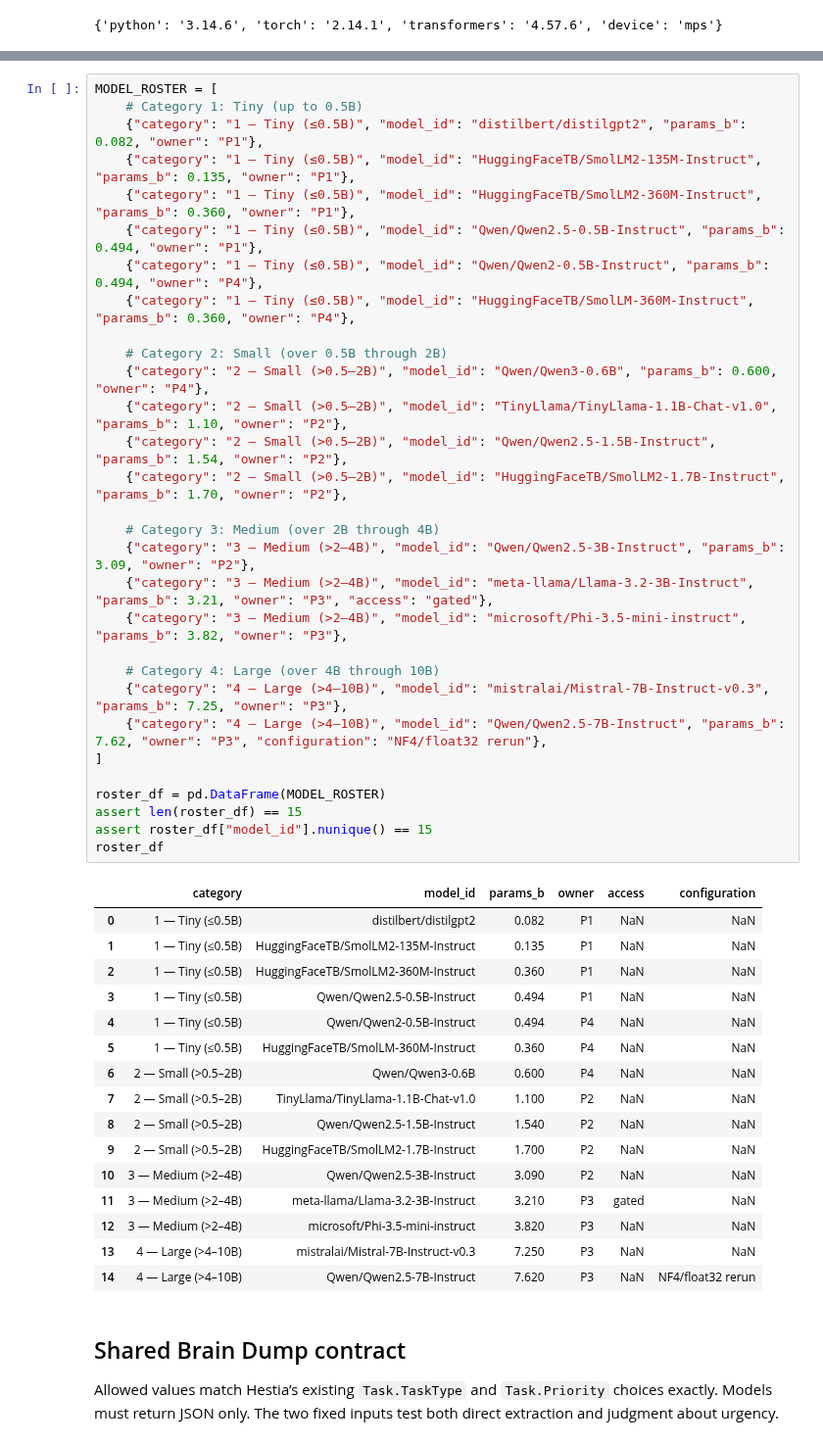
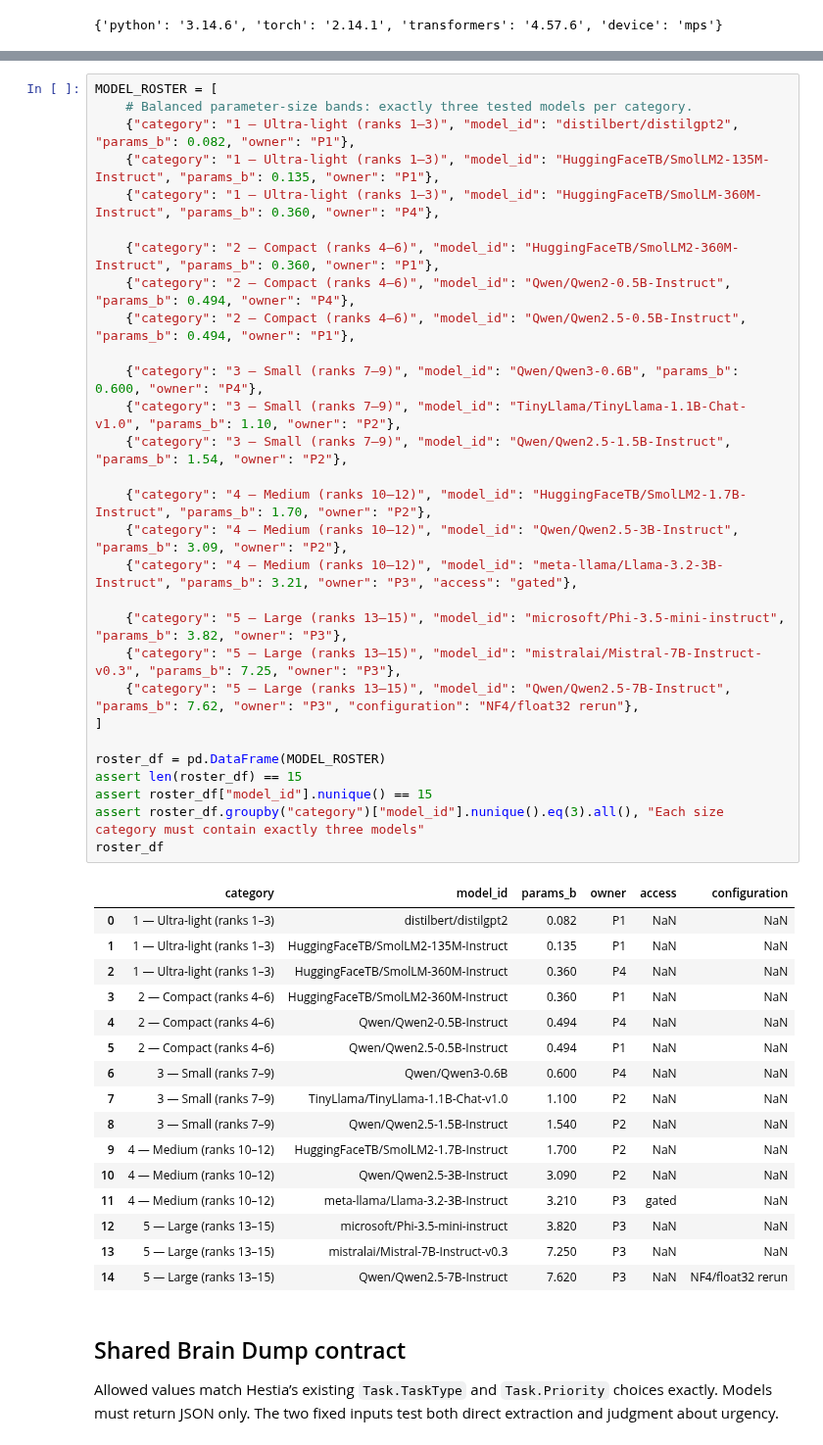
Before and after one commit to HestiaaAI/12_HestiaaAI, a Jupyter notebook: llm-test/ai_prototype.ipynb, the cells around one changed output, grey strips where cells are left out. Shown at 98% size. Cells and saved outputs as stored; diff of their text form.

```diff
--- a/llm-test/ai_prototype.ipynb
+++ b/llm-test/ai_prototype.ipynb
@@ -95,50 +95,49 @@ The table below records the **models that were actually benchmarked** by the tea
 # %%
 MODEL_ROSTER = [
-    # Category 1: Tiny (up to 0.5B)
-    {"category": "1 — Tiny (≤0.5B)", "model_id": "distilbert/distilgpt2", "params_b": 0.082, "owner": "P1"},
-    {"category": "1 — Tiny (≤0.5B)", "model_id": "HuggingFaceTB/SmolLM2-135M-Instruct", "params_b": 0.135, "owner": "P1"},
-    {"category": "1 — Tiny (≤0.5B)", "model_id": "HuggingFaceTB/SmolLM2-360M-Instruct", "params_b": 0.360, "owner": "P1"},
-    {"category": "1 — Tiny (≤0.5B)", "model_id": "Qwen/Qwen2.5-0.5B-Instruct", "params_b": 0.494, "owner": "P1"},
-    {"category": "1 — Tiny (≤0.5B)", "model_id": "Qwen/Qwen2-0.5B-Instruct", "params_b": 0.494, "owner": "P4"},
-    {"category": "1 — Tiny (≤0.5B)", "model_id": "HuggingFaceTB/SmolLM-360M-Instruct", "params_b": 0.360, "owner": "P4"},
+    # Balanced parameter-size bands: exactly three tested models per category.
+    {"category": "1 — Ultra-light (ranks 1–3)", "model_id": "distilbert/distilgpt2", "params_b": 0.082, "owner": "P1"},
+    {"category": "1 — Ultra-light (ranks 1–3)", "model_id": "HuggingFaceTB/SmolLM2-135M-Instruct", "params_b": 0.135, "owner": "P1"},
+    {"category": "1 — Ultra-light (ranks 1–3)", "model_id": "HuggingFaceTB/SmolLM-360M-Instruct", "params_b": 0.360, "owner": "P4"},
 
-    # Category 2: Small (over 0.5B through 2B)
-    {"category": "2 — Small (>0.5–2B)", "model_id": "Qwen/Qwen3-0.6B", "params_b": 0.600, "owner": "P4"},
-    {"category": "2 — Small (>0.5–2B)", "model_id": "TinyLlama/TinyLlama-1.1B-Chat-v1.0", "params_b": 1.10, "owner": "P2"},
-    {"category": "2 — Small (>0.5–2B)", "model_id": "Qwen/Qwen2.5-1.5B-Instruct", "params_b": 1.54, "owner": "P2"},
-    {"category": "2 — Small (>0.5–2B)", "model_id": "HuggingFaceTB/SmolLM2-1.7B-Instruct", "params_b": 1.70, "owner": "P2"},
+    {"category": "2 — Compact (ranks 4–6)", "model_id": "HuggingFaceTB/SmolLM2-360M-Instruct", "params_b": 0.360, "owner": "P1"},
+    {"category": "2 — Compact (ranks 4–6)", "model_id": "Qwen/Qwen2-0.5B-Instruct", "params_b": 0.494, "owner": "P4"},
+    {"category": "2 — Compact (ranks 4–6)", "model_id": "Qwen/Qwen2.5-0.5B-Instruct", "params_b": 0.494, "owner": "P1"},
 
-    # Category 3: Medium (over 2B through 4B)
-    {"category": "3 — Medium (>2–4B)", "model_id": "Qwen/Qwen2.5-3B-Instruct", "params_b": 3.09, "owner": "P2"},
-    {"category": "3 — Medium (>2–4B)", "model_id": "meta-llama/Llama-3.2-3B-Instruct", "params_b": 3.21, "owner": "P3", "access": "gated"},
-    {"category": "3 — Medium (>2–4B)", "model_id": "microsoft/Phi-3.5-mini-instruct", "params_b": 3.82, "owner": "P3"},
+    {"category": "3 — Small (ranks 7–9)", "model_id": "Qwen/Qwen3-0.6B", "params_b": 0.600, "owner": "P4"},
+    {"category": "3 — Small (ranks 7–9)", "model_id": "TinyLlama/TinyLlama-1.1B-Chat-v1.0", "params_b": 1.10, "owner": "P2"},
+    {"category": "3 — Small (ranks 7–9)", "model_id": "Qwen/Qwen2.5-1.5B-Instruct", "params_b": 1.54, "owner": "P2"},
 
-    # Category 4: Large (over 4B through 10B)
-    {"category": "4 — Large (>4–10B)", "model_id": "mistralai/Mistral-7B-Instruct-v0.3", "params_b": 7.25, "owner": "P3"},
-    {"category": "4 — Large (>4–10B)", "model_id": "Qwen/Qwen2.5-7B-Instruct", "params_b": 7.62, "owner": "P3", "configuration": "NF4/float32 rerun"},
+    {"category": "4 — Medium (ranks 10–12)", "model_id": "HuggingFaceTB/SmolLM2-1.7B-Instruct", "params_b": 1.70, "owner": "P2"},
+    {"category": "4 — Medium (ranks 10–12)", "model_id": "Qwen/Qwen2.5-3B-Instruct", "params_b": 3.09, "owner": "P2"},
+    {"category": "4 — Medium (ranks 10–12)", "model_id": "meta-llama/Llama-3.2-3B-Instruct", "params_b": 3.21, "owner": "P3", "access": "gated"},
+
+    {"category": "5 — Large (ranks 13–15)", "model_id": "microsoft/Phi-3.5-mini-instruct", "params_b": 3.82, "owner": "P3"},
+    {"category": "5 — Large (ranks 13–15)", "model_id": "mistralai/Mistral-7B-Instruct-v0.3", "params_b": 7.25, "owner": "P3"},
+    {"category": "5 — Large (ranks 13–15)", "model_id": "Qwen/Qwen2.5-7B-Instruct", "params_b": 7.62, "owner": "P3", "configuration": "NF4/float32 rerun"},
 ]
 
 roster_df = pd.DataFrame(MODEL_ROSTER)
 assert len(roster_df) == 15
 assert roster_df["model_id"].nunique() == 15
+assert roster_df.groupby("category")["model_id"].nunique().eq(3).all(), "Each size category must contain exactly three models"
 roster_df
 # %% [output]
 |  | category | model_id | params_b | owner | access | configuration |
-| 0 | 1 — Tiny (≤0.5B) | distilbert/distilgpt2 | 0.082 | P1 | NaN | NaN |
-| 1 | 1 — Tiny (≤0.5B) | HuggingFaceTB/SmolLM2-135M-Instruct | 0.135 | P1 | NaN | NaN |
-| 2 | 1 — Tiny (≤0.5B) | HuggingFaceTB/SmolLM2-360M-Instruct | 0.360 | P1 | NaN | NaN |
-| 3 | 1 — Tiny (≤0.5B) | Qwen/Qwen2.5-0.5B-Instruct | 0.494 | P1 | NaN | NaN |
-| 4 | 1 — Tiny (≤0.5B) | Qwen/Qwen2-0.5B-Instruct | 0.494 | P4 | NaN | NaN |
-| 5 | 1 — Tiny (≤0.5B) | HuggingFaceTB/SmolLM-360M-Instruct | 0.360 | P4 | NaN | NaN |
-| 6 | 2 — Small (>0.5–2B) | Qwen/Qwen3-0.6B | 0.600 | P4 | NaN | NaN |
-| 7 | 2 — Small (>0.5–2B) | TinyLlama/TinyLlama-1.1B-Chat-v1.0 | 1.100 | P2 | NaN | NaN |
-| 8 | 2 — Small (>0.5–2B) | Qwen/Qwen2.5-1.5B-Instruct | 1.540 | P2 | NaN | NaN |
-| 9 | 2 — Small (>0.5–2B) | HuggingFaceTB/SmolLM2-1.7B-Instruct | 1.700 | P2 | NaN | NaN |
-| 10 | 3 — Medium (>2–4B) | Qwen/Qwen2.5-3B-Instruct | 3.090 | P2 | NaN | NaN |
-| 11 | 3 — Medium (>2–4B) | meta-llama/Llama-3.2-3B-Instruct | 3.210 | P3 | gated | NaN |
-| 12 | 3 — Medium (>2–4B) | microsoft/Phi-3.5-mini-instruct | 3.820 | P3 | NaN | NaN |
-| 13 | 4 — Large (>4–10B) | mistralai/Mistral-7B-Instruct-v0.3 | 7.250 | P3 | NaN | NaN |
-| 14 | 4 — Large (>4–10B) | Qwen/Qwen2.5-7B-Instruct | 7.620 | P3 | NaN | NF4/float32 rerun |
+| 0 | 1 — Ultra-light (ranks 1–3) | distilbert/distilgpt2 | 0.082 | P1 | NaN | NaN |
+| 1 | 1 — Ultra-light (ranks 1–3) | HuggingFaceTB/SmolLM2-135M-Instruct | 0.135 | P1 | NaN | NaN |
+| 2 | 1 — Ultra-light (ranks 1–3) | HuggingFaceTB/SmolLM-360M-Instruct | 0.360 | P4 | NaN | NaN |
+| 3 | 2 — Compact (ranks 4–6) | HuggingFaceTB/SmolLM2-360M-Instruct | 0.360 | P1 | NaN | NaN |
+| 4 | 2 — Compact (ranks 4–6) | Qwen/Qwen2-0.5B-Instruct | 0.494 | P4 | NaN | NaN |
+| 5 | 2 — Compact (ranks 4–6) | Qwen/Qwen2.5-0.5B-Instruct | 0.494 | P1 | NaN | NaN |
+| 6 | 3 — Small (ranks 7–9) | Qwen/Qwen3-0.6B | 0.600 | P4 | NaN | NaN |
+| 7 | 3 — Small (ranks 7–9) | TinyLlama/TinyLlama-1.1B-Chat-v1.0 | 1.100 | P2 | NaN | NaN |
+| 8 | 3 — Small (ranks 7–9) | Qwen/Qwen2.5-1.5B-Instruct | 1.540 | P2 | NaN | NaN |
+| 9 | 4 — Medium (ranks 10–12) | HuggingFaceTB/SmolLM2-1.7B-Instruct | 1.700 | P2 | NaN | NaN |
+| 10 | 4 — Medium (ranks 10–12) | Qwen/Qwen2.5-3B-Instruct | 3.090 | P2 | NaN | NaN |
+| 11 | 4 — Medium (ranks 10–12) | meta-llama/Llama-3.2-3B-Instruct | 3.210 | P3 | gated | NaN |
+| 12 | 5 — Large (ranks 13–15) | microsoft/Phi-3.5-mini-instruct | 3.820 | P3 | NaN | NaN |
+| 13 | 5 — Large (ranks 13–15) | mistralai/Mistral-7B-Instruct-v0.3 | 7.250 | P3 | NaN | NaN |
+| 14 | 5 — Large (ranks 13–15) | Qwen/Qwen2.5-7B-Instruct | 7.620 | P3 | NaN | NF4/float32 rerun |
 # %% [markdown]
 ## Shared Brain Dump contract
 
```
Also changed, not shown: parts of 4 cells of this notebook, 2 other files.
